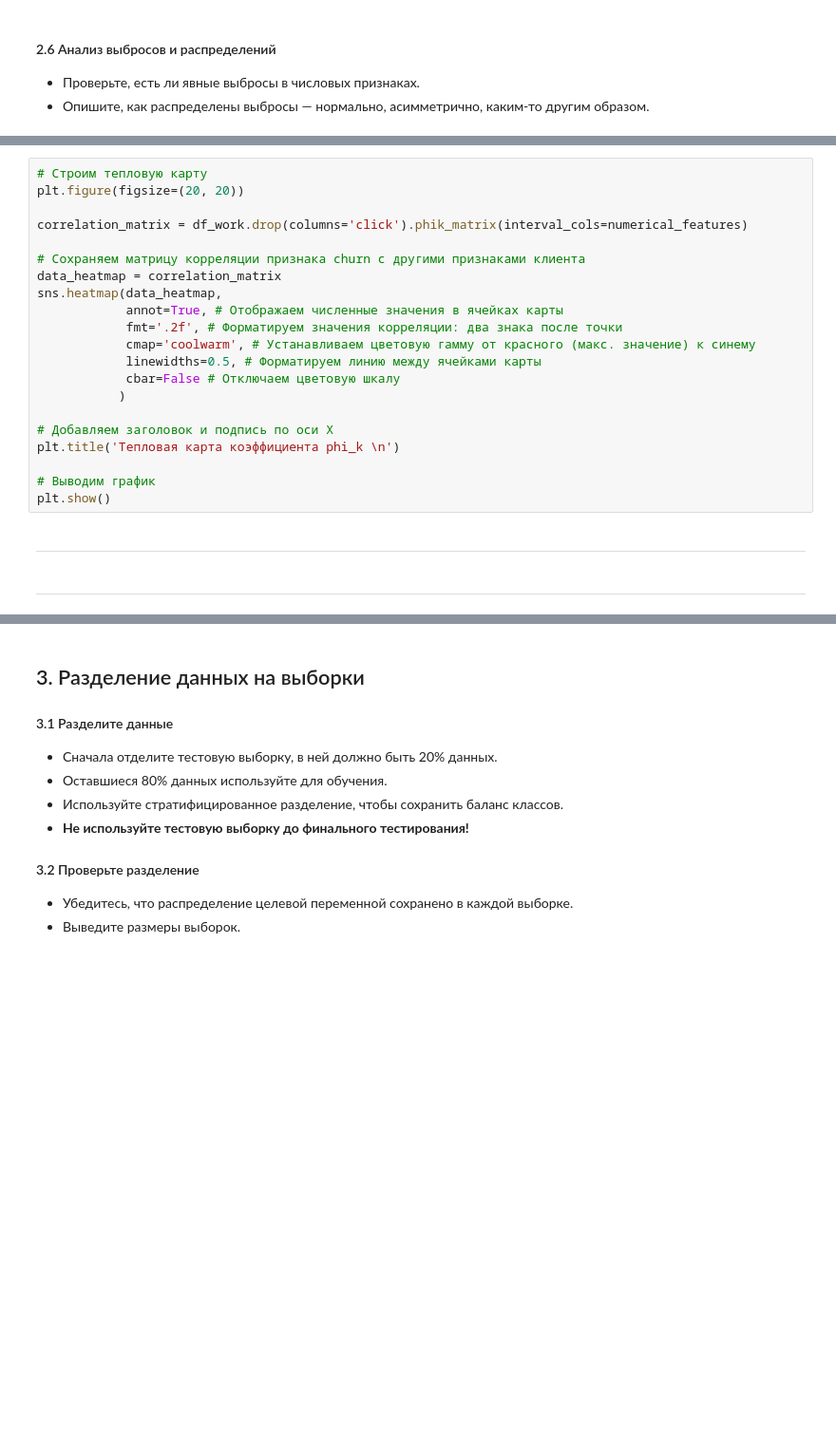
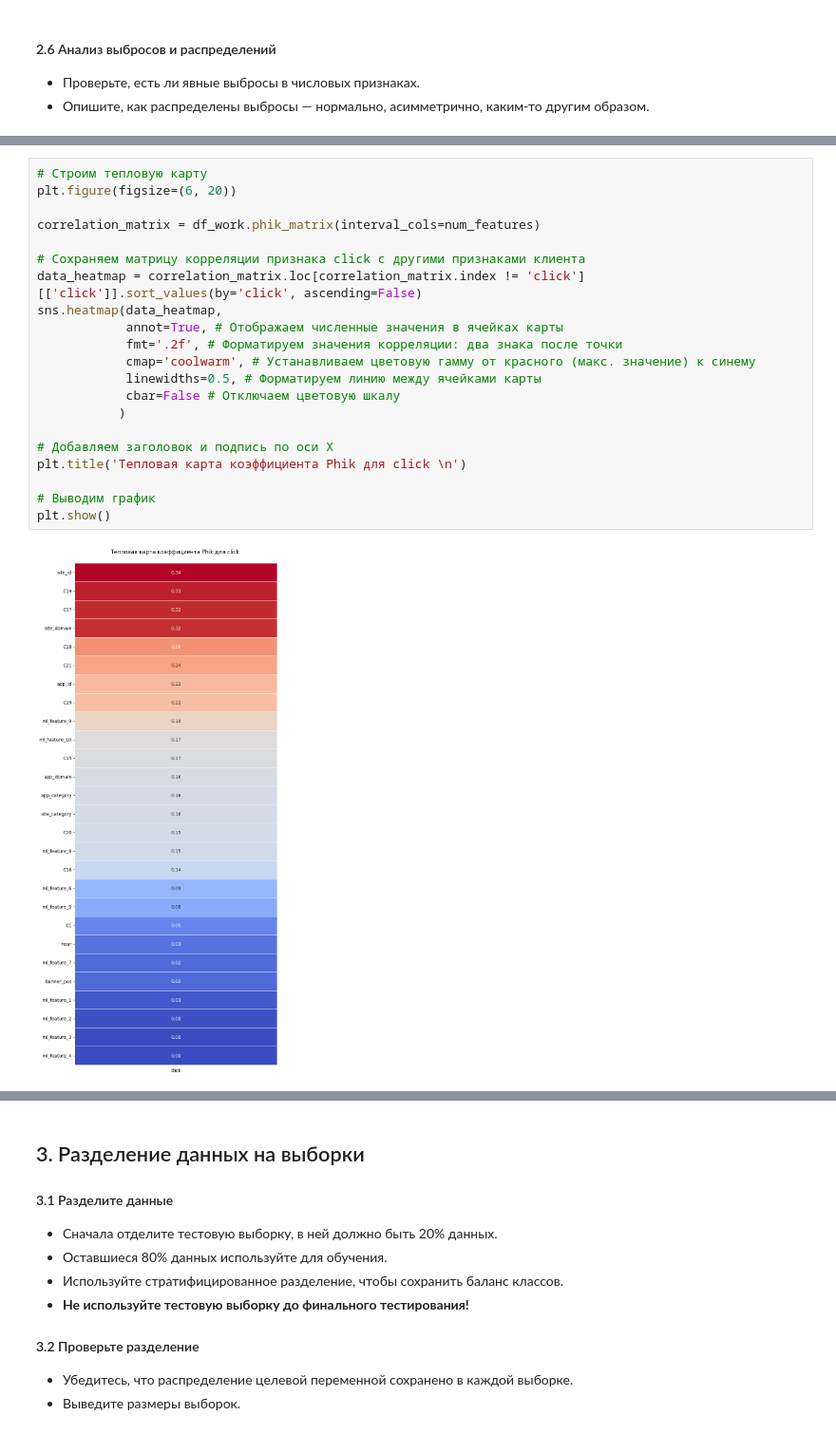
Before and after one commit to TemaQDX/sprint_12_project_advandex, a Jupyter notebook: sprint_12_project_advandex_Artem_Burov.ipynb, the cells around one changed output, grey strips where cells are left out. Shown at 95% size. Drawn from its saved outputs; the diff is of its cells as text; blank space fills up the shorter version.

```diff
--- a/sprint_12_project_advandex_Artem_Burov.ipynb
+++ b/sprint_12_project_advandex_Artem_Burov.ipynb
@@ -744,25 +809,23 @@ df_work[numerical_features].corr(method='kendall').style.background_gradient(cma
-# %%
-# Строим тепловую карту
-plt.figure(figsize=(20, 20))
-
-correlation_matrix = df_work.drop(columns='click').phik_matrix(interval_cols=numerical_features)
-
-# Сохраняем матрицу корреляции признака churn с другими признаками клиента
-data_heatmap = correlation_matrix
-sns.heatmap(data_heatmap,
-            annot=True, # Отображаем численные значения в ячейках карты
-            fmt='.2f', # Форматируем значения корреляции: два знака после точки
-            cmap='coolwarm', # Устанавливаем цветовую гамму от красного (макс. значение) к синему
-            linewidths=0.5, # Форматируем линию между ячейками карты
-            cbar=False # Отключаем цветовую шкалу
-           )
-
-# Добавляем заголовок и подпись по оси Х
-plt.title('Тепловая карта коэффициента phi_k \n')
-
-# Выводим график
-plt.show()
-# %% [markdown]
-___
-# %% [markdown]
-___
+# %%
+# Строим тепловую карту
+plt.figure(figsize=(6, 20))
+
+correlation_matrix = df_work.phik_matrix(interval_cols=num_features)
+
+# Сохраняем матрицу корреляции признака click с другими признаками клиента
+data_heatmap = correlation_matrix.loc[correlation_matrix.index != 'click'][['click']].sort_values(by='click', ascending=False)
+sns.heatmap(data_heatmap,
+            annot=True, # Отображаем численные значения в ячейках карты
+            fmt='.2f', # Форматируем значения корреляции: два знака после точки
+            cmap='coolwarm', # Устанавливаем цветовую гамму от красного (макс. значение) к синему
+            linewidths=0.5, # Форматируем линию между ячейками карты
+            cbar=False # Отключаем цветовую шкалу
+           )
+
+# Добавляем заголовок и подпись по оси Х
+plt.title('Тепловая карта коэффициента Phik для click \n')
+
+# Выводим график
+plt.show()
+# %% [output]
+[figure, added]
```
Also changed, not shown: parts of 16 cells of this notebook.
